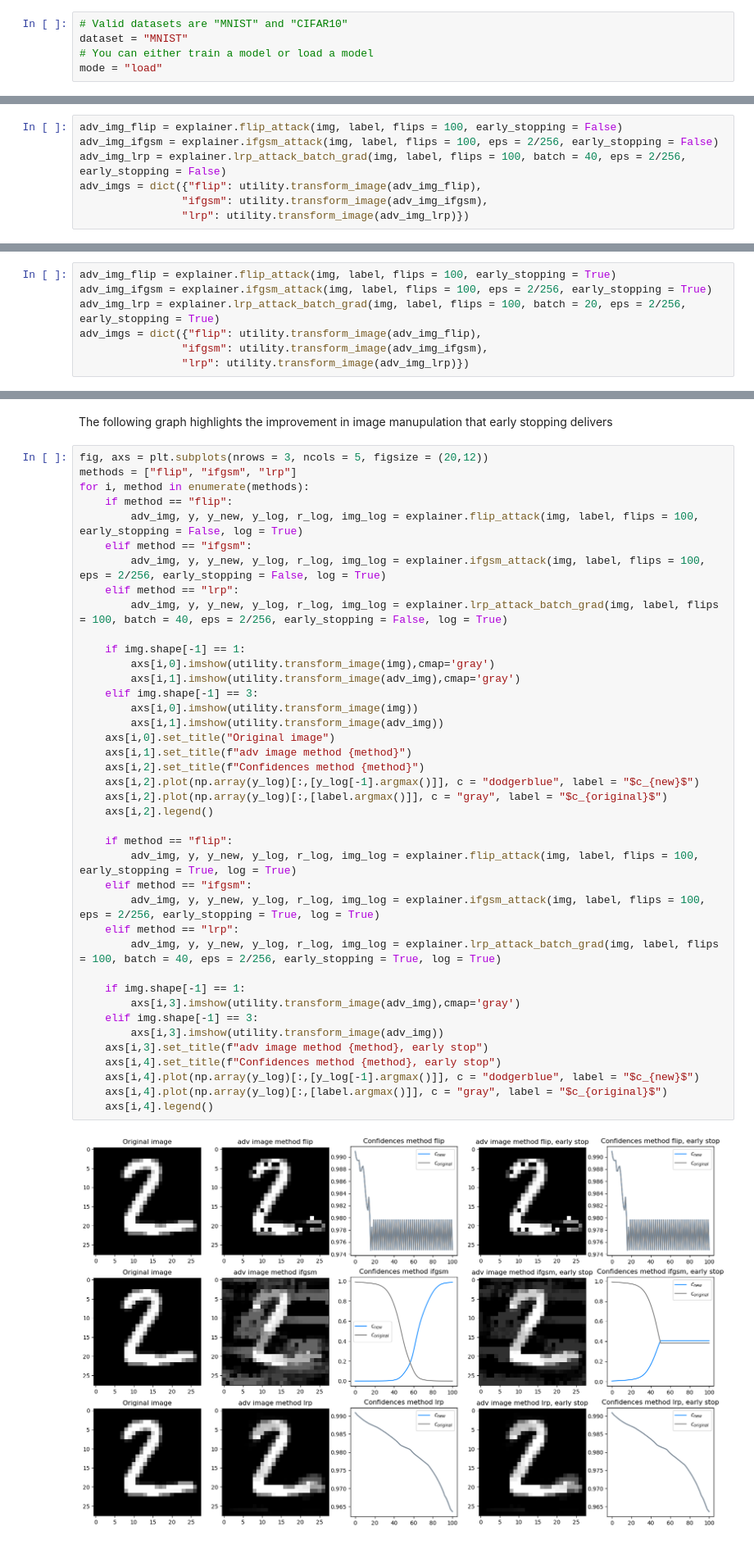
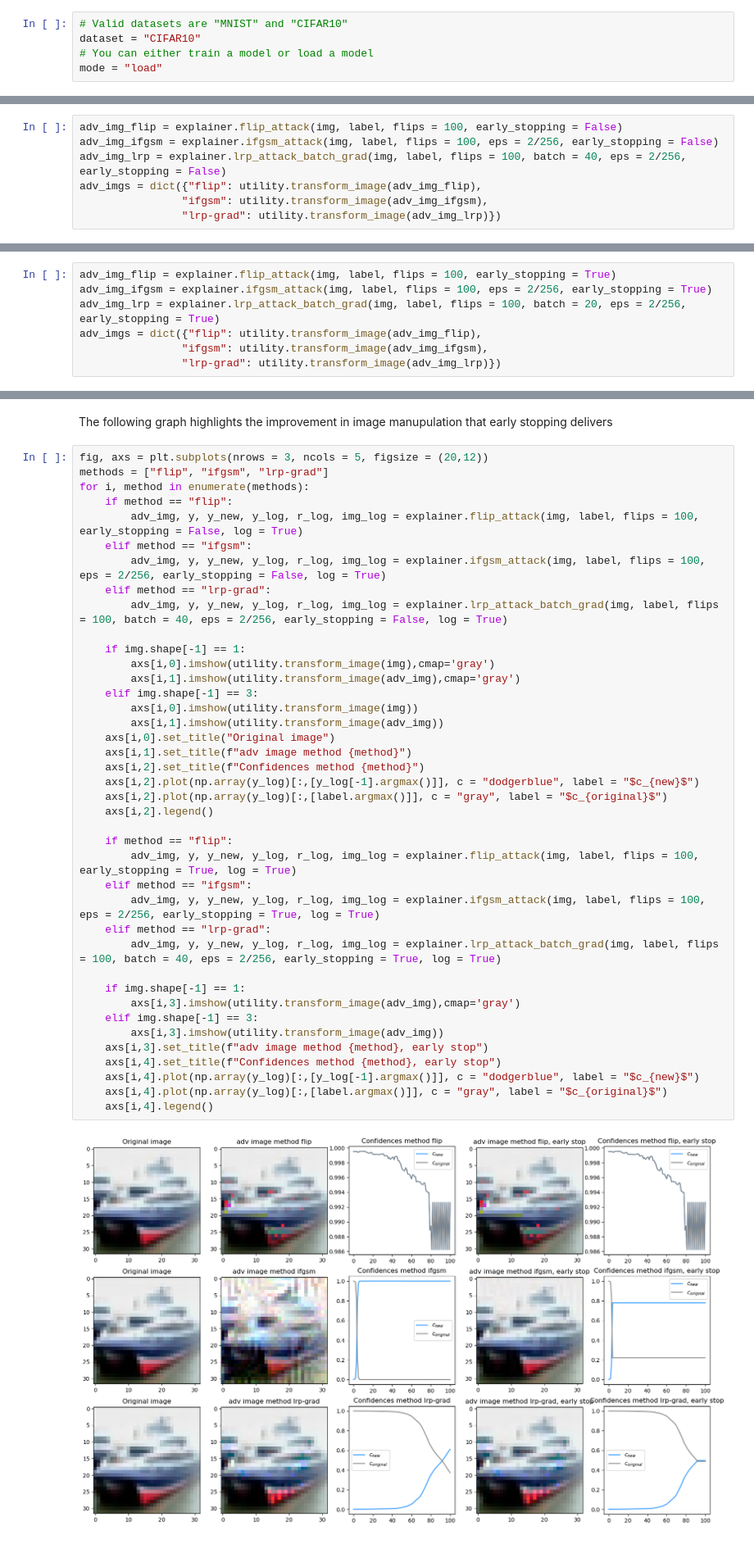
Before and after one commit to robisc/lrp-based-attacks, a Jupyter notebook: LRP-example-notebook.ipynb, the cells around one changed output, grey strips where cells are left out. Shown: that part at 82% size. Saved outputs shown, nothing was run; the diff lists cells and outputs as text.

```diff
--- a/LRP-example-notebook.ipynb
+++ b/LRP-example-notebook.ipynb
@@ -16,7 +16,7 @@ os.environ["KMP_DUPLICATE_LIB_OK"]="TRUE"
 # Load the dataset and classifier
 # %%
 # Valid datasets are "MNIST" and "CIFAR10"
-dataset = "MNIST"
+dataset = "CIFAR10"
 # You can either train a model or load a model
 mode = "load"
 # %% [markdown]
@@ -102,7 +105,7 @@ adv_img_ifgsm = explainer.ifgsm_attack(img, label, flips = 100, eps = 2/256, ear
 adv_img_lrp = explainer.lrp_attack_batch_grad(img, label, flips = 100, batch = 40, eps = 2/256, early_stopping = False)
 adv_imgs = dict({"flip": utility.transform_image(adv_img_flip),
                 "ifgsm": utility.transform_image(adv_img_ifgsm),
-                "lrp": utility.transform_image(adv_img_lrp)})
+                "lrp-grad": utility.transform_image(adv_img_lrp)})
 # %%
 fig, axs = plt.subplots(nrows = 3, ncols = 3, figsize = (15,10))
 
@@ -130,7 +133,7 @@ adv_img_ifgsm = explainer.ifgsm_attack(img, label, flips = 100, eps = 2/256, ear
 adv_img_lrp = explainer.lrp_attack_batch_grad(img, label, flips = 100, batch = 20, eps = 2/256, early_stopping = True)
 adv_imgs = dict({"flip": utility.transform_image(adv_img_flip),
                 "ifgsm": utility.transform_image(adv_img_ifgsm),
-                "lrp": utility.transform_image(adv_img_lrp)})
+                "lrp-grad": utility.transform_image(adv_img_lrp)})
 # %%
 fig, axs = plt.subplots(nrows = 3, ncols = 3, figsize = (15,10))
 
@@ -154,43 +157,43 @@ for i, method in enumerate(adv_imgs.keys()):
 The following graph highlights the improvement in image manupulation that early stopping delivers
 # %%
 fig, axs = plt.subplots(nrows = 3, ncols = 5, figsize = (20,12))
-methods = ["flip", "ifgsm", "lrp"]
+methods = ["flip", "ifgsm", "lrp-grad"]
 for i, method in enumerate(methods):
     if method == "flip":
         adv_img, y, y_new, y_log, r_log, img_log = explainer.flip_attack(img, label, flips = 100, early_stopping = False, log = True)
     elif method == "ifgsm":
         adv_img, y, y_new, y_log, r_log, img_log = explainer.ifgsm_attack(img, label, flips = 100, eps = 2/256, early_stopping = False, log = True)
-    elif method == "lrp":
+    elif method == "lrp-grad":
         adv_img, y, y_new, y_log, r_log, img_log = explainer.lrp_attack_batch_grad(img, label, flips = 100, batch = 40, eps = 2/256, early_stopping = False, log = True)
 
     if img.shape[-1] == 1:
         axs[i,0].imshow(utility.transform_image(img),cmap='gray')
         axs[i,1].imshow(utility.transform_image(adv_img),cmap='gray')
     elif img.shape[-1] == 3:
         axs[i,0].imshow(utility.transform_image(img))
         axs[i,1].imshow(utility.transform_image(adv_img))
     axs[i,0].set_title("Original image")
     axs[i,1].set_title(f"adv image method {method}")
     axs[i,2].set_title(f"Confidences method {method}")
     axs[i,2].plot(np.array(y_log)[:,[y_log[-1].argmax()]], c = "dodgerblue", label = "$c_{new}$")
     axs[i,2].plot(np.array(y_log)[:,[label.argmax()]], c = "gray", label = "$c_{original}$")
     axs[i,2].legend()
 
     if method == "flip":
         adv_img, y, y_new, y_log, r_log, img_log = explainer.flip_attack(img, label, flips = 100, early_stopping = True, log = True)
     elif method == "ifgsm":
         adv_img, y, y_new, y_log, r_log, img_log = explainer.ifgsm_attack(img, label, flips = 100, eps = 2/256, early_stopping = True, log = True)
-    elif method == "lrp":
+    elif method == "lrp-grad":
         adv_img, y, y_new, y_log, r_log, img_log = explainer.lrp_attack_batch_grad(img, label, flips = 100, batch = 40, eps = 2/256, early_stopping = True, log = True)
 
     if img.shape[-1] == 1:
         axs[i,3].imshow(utility.transform_image(adv_img),cmap='gray')
     elif img.shape[-1] == 3:
         axs[i,3].imshow(utility.transform_image(adv_img))
     axs[i,3].set_title(f"adv image method {method}, early stop")
     axs[i,4].set_title(f"Confidences method {method}, early stop")
     axs[i,4].plot(np.array(y_log)[:,[y_log[-1].argmax()]], c = "dodgerblue", label = "$c_{new}$")
     axs[i,4].plot(np.array(y_log)[:,[label.argmax()]], c = "gray", label = "$c_{original}$")
     axs[i,4].legend()
 # %% [output]
-[figure, old version]
+[figure, new version]
```
Also changed, not shown: parts of 4 cells of this notebook.
